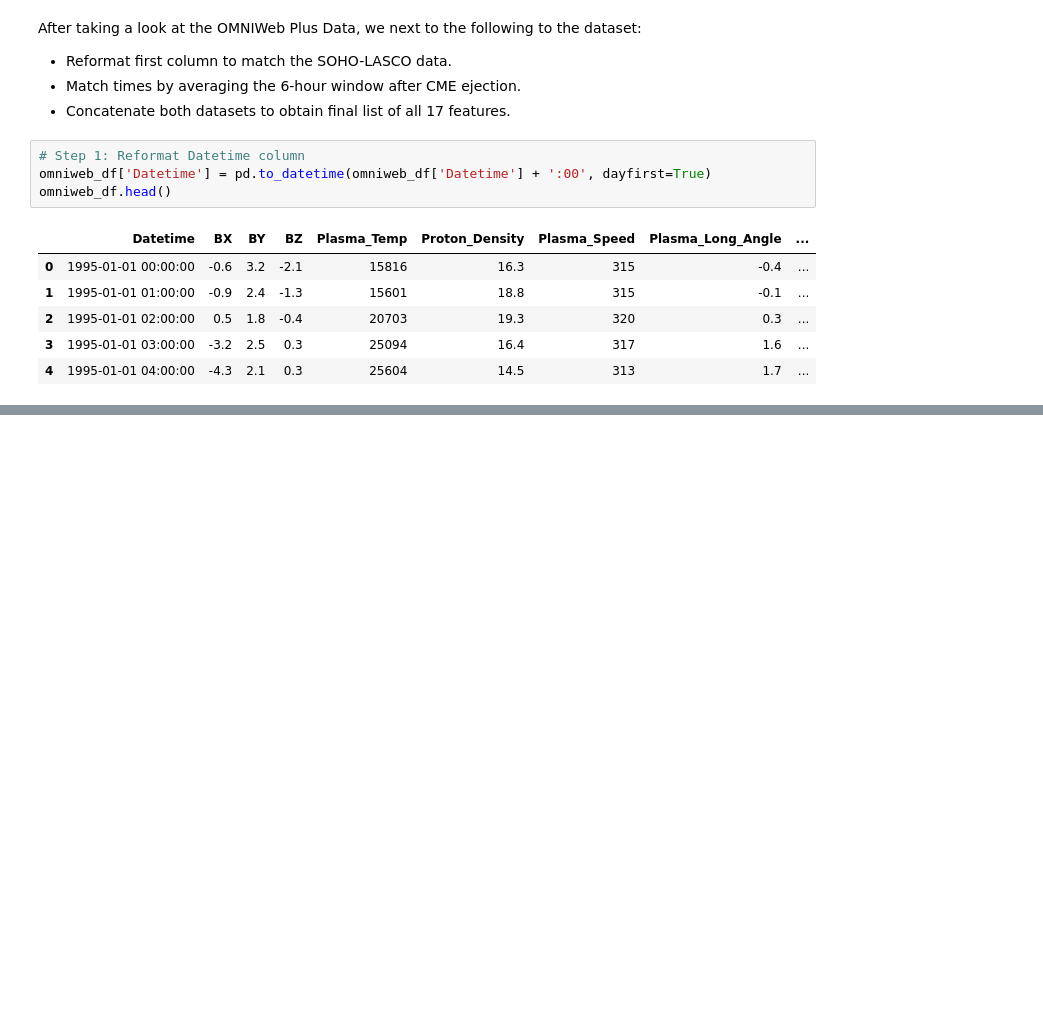
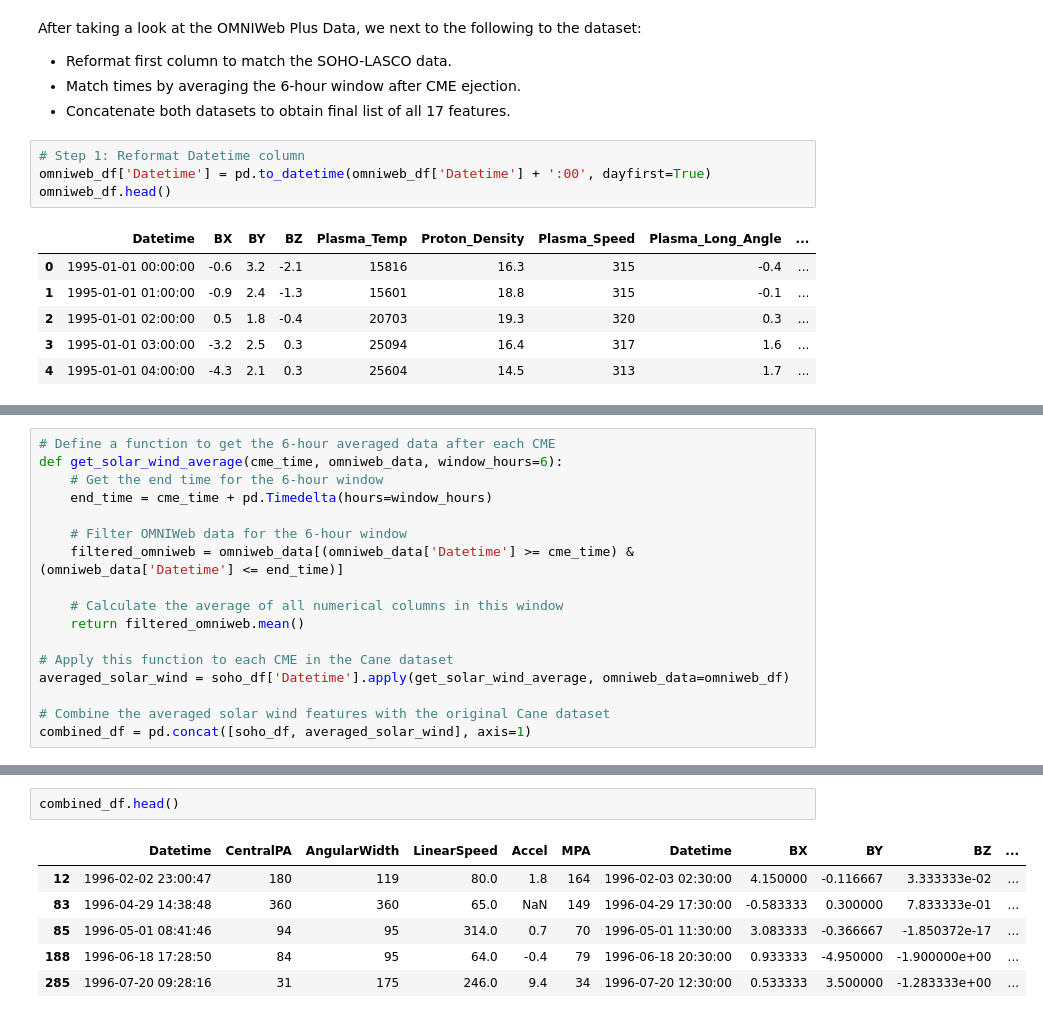
Before and after one commit to yusufmspahi/IBM-Z-Datathon-2024, a Jupyter notebook: data_preprocessing.ipynb, the cells around one changed output, grey strips where cells are left out. Drawn from its saved outputs; the diff is of its cells as text; blank space fills up the shorter version.

Commit message:
Data processing

```diff
--- a/data_preprocessing.ipynb
+++ b/data_preprocessing.ipynb
@@ -200,0 +224,17 @@ omniweb_df.head()
+# %%
+# Define a function to get the 6-hour averaged data after each CME
+def get_solar_wind_average(cme_time, omniweb_data, window_hours=6):
+    # Get the end time for the 6-hour window
+    end_time = cme_time + pd.Timedelta(hours=window_hours)
+
+    # Filter OMNIWeb data for the 6-hour window
+    filtered_omniweb = omniweb_data[(omniweb_data['Datetime'] >= cme_time) & (omniweb_data['Datetime'] <= end_time)]
+
+    # Calculate the average of all numerical columns in this window
+    return filtered_omniweb.mean()
+
+# Apply this function to each CME in the Cane dataset
+averaged_solar_wind = soho_df['Datetime'].apply(get_solar_wind_average, omniweb_data=omniweb_df)
+
+# Combine the averaged solar wind features with the original Cane dataset
+combined_df = pd.concat([soho_df, averaged_solar_wind], axis=1)
@@ -200,0 +261,9 @@ omniweb_df.head()
+# %%
+combined_df.head()
+# %% [output]
+|  | Datetime | CentralPA | AngularWidth | LinearSpeed | Accel | MPA | Datetime | BX | BY | BZ | ... |
+| 12 | 1996-02-02 23:00:47 | 180 | 119 | 80.0 | 1.8 | 164 | 1996-02-03 02:30:00 | 4.150000 | -0.116667 | 3.333333e-02 | ... |
+| 83 | 1996-04-29 14:38:48 | 360 | 360 | 65.0 | NaN | 149 | 1996-04-29 17:30:00 | -0.583333 | 0.300000 | 7.833333e-01 | ... |
+| 85 | 1996-05-01 08:41:46 | 94 | 95 | 314.0 | 0.7 | 70 | 1996-05-01 11:30:00 | 3.083333 | -0.366667 | -1.850372e-17 | ... |
+| 188 | 1996-06-18 17:28:50 | 84 | 95 | 64.0 | -0.4 | 79 | 1996-06-18 20:30:00 | 0.933333 | -4.950000 | -1.900000e+00 | ... |
+| 285 | 1996-07-20 09:28:16 | 31 | 175 | 246.0 | 9.4 | 34 | 1996-07-20 12:30:00 | 0.533333 | 3.500000 | -1.283333e+00 | ... |
```
Also changed, not shown: parts of 2 cells of this notebook.
